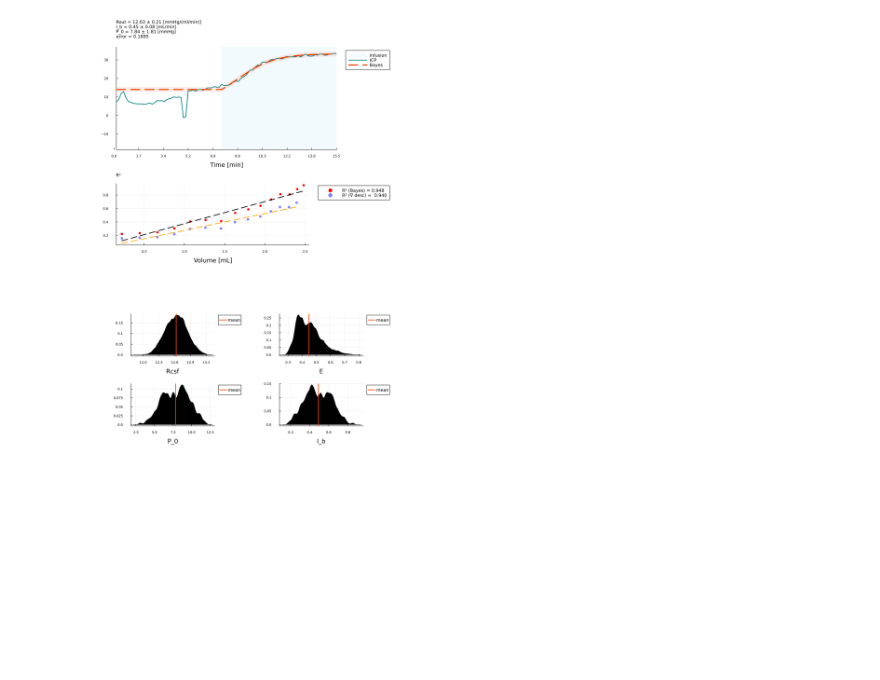
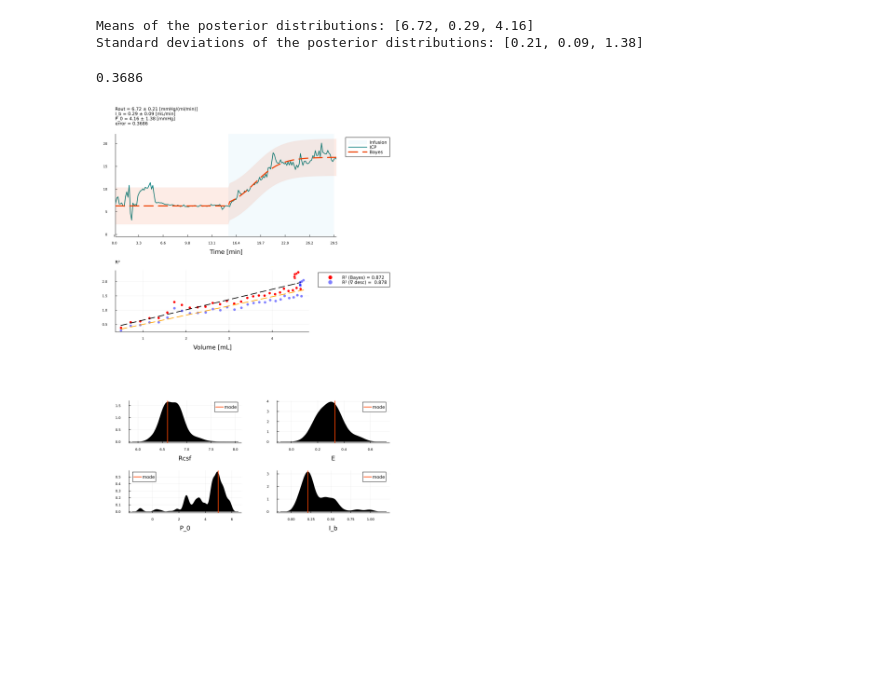
Before and after one commit to jeremi-chabros/CSF-dynamics, a Jupyter notebook: metro_hastings.ipynb, the cells around one changed output. Cells and saved outputs as stored; diff of their text form; code cells hidden in the pictures; blank space fills up the shorter version.

Commit message:
Added PV weighting

```diff
--- a/metro_hastings.ipynb
+++ b/metro_hastings.ipynb
@@ -160,3 +1,26 @@ Standard deviations of the posterior distributions: [0.21, 0.08, 1.81]
+# %%
+using HDF5, EzXML, Glob, Dates, Plots, Optim, Symbolics, JuMP, StatsBase, DataFrames, CSV, Random, Distributions, Printf, LinearAlgebra, StatsPlots, KernelDensity
+using CurveFit
+include("/Users/jjc/CSF/CSF Dynamics Scripts/readCSF.jl")
+include("/Users/jjc/CSF/CSF Dynamics Scripts/BayesianCSFtools.jl")
+
+chain, chisave, Ib_chain = main(1141, 1000000, "informative")
+params_modes, params_means, params_stddevs = mean_and_stddev(chain)
+
+# main(fileID, num_samples, priors)
+# Print the results
+println(@sprintf("Means of the posterior distributions: [%0.2f, %0.2f, %0.2f]", params_means...))
+println(@sprintf("Standard deviations of the posterior distributions: [%0.2f, %0.2f, %0.2f]", params_stddevs...))
+
+Rcsf = params_modes[1]
+E = params_modes[2]
+P_0 = params_modes[3]
+I_b = (Data["P_b"] - P_0) / Rcsf
+rmserr = calc_model_plot(I_b, E, P_0)[2]
+# %% [output]
+Means of the posterior distributions: [6.72, 0.29, 4.16]
+Standard deviations of the posterior distributions: [0.21, 0.09, 1.38]
+0.3686
 # %%
 h1 = plotmodel(I_b, E, P_0, params_means, params_stddevs, "dar", "")
 
@@ -168,55 +32,50 @@ title!( @sprintf("Rout = %0.2f ± %0.2f [mmHg/(ml/min)]\n", params_means[1], par
 
 R_bayes = Rcsf
 R_icm = Data["Rcsf"]
 P0_bayes = P_0
 P0_icm = Data["P_0"]
 nr=1
 
 Pm = data;
 
 bayescol=:red
 icmcol=:blue
 bgcolor=:white
 
 volRes, pressRes, fitted_curve, R2, MSE = press_vol_curve(R_bayes[nr], P0_bayes[nr])
 h2 = plot(volRes, log.(pressRes), seriestype=:scatter, makersize=5, color=bayescol, markerstrokewidth=0.5, markerstrokecolor=bgcolor, linewidth=1, label= @sprintf("R² (Bayes) = %.3f", R2), grid=true, titlefontsize=8, titlealign=:left, background=bgcolor, xlabel="Volume [mL]", ylabel="(P - Pss)/(Pb - Pss) [1/1]")
 plot!(volRes, fitted_curve, lw=2, linecolor=:black, linestyle=:dash, legend=:outertopright, label="")
 
 volRes, pressRes, fitted_curve, R2, MSE = press_vol_curve(R_icm[nr], P0_icm[nr])
 plot!(volRes, log.(pressRes), seriestype=:scatter, alpha=0.5, makersize=5, color=icmcol, markerstrokewidth=0.5, markerstrokecolor=bgcolor, linewidth=1,
 label="$(@sprintf("R² (∇ desc) =  %.3f", R2))", grid=true, titlefontsize=8, titlealign=:left, background=bgcolor, xlabel="Volume [mL]", ylabel="(P - Pss)/(Pb - Pss) [1/1]")
 plot!(volRes, fitted_curve, lw=2, linecolor=:orange, linestyle=:dash, legend=:outertopright, label="")
 title!("R²")
 
 
-h3 = density(chain[:,1],label="", fillrange=0, color=:black, legend=:outertopright)
-ytk = parse.(Float64, yticks(h3)[1][2])
-hist_fit = Distributions.fit(Histogram, chain[:,1])
-hist_fit = LinearAlgebra.normalize(hist_fit, mode=:probability)
-fac = sum(hist_fit.weights.*diff(hist_fit.edges[1]))
-vline!(h3, [mean(chain[:,1])],lw=2,label="mean", linecolor=:orangered, xlabel="Rcsf", yticks=(ytk, round.(ytk.*fac,digits=5)), ylabel="\n\n")
+bw = 0.05
 
-h4 = density(chain[:,2],label="", fillrange=0, color=:black, legend=:outertopright)
-ytk = parse.(Float64, yticks(h4)[1][2])
-hist_fit = Distributions.fit(Histogram, chain[:,2])
-hist_fit = LinearAlgebra.normalize(hist_fit, mode=:probability)
-fac = sum(hist_fit.weights.*diff(hist_fit.edges[1]))
-vline!(h4, [mean(chain[:,2])],lw=2,label="mean", linecolor=:orangered, xlabel="E", yticks=(ytk, round.(ytk.*fac,digits=5)), ylabel="\n\n")
+kernd = kde(chain[:,1], bandwidth=bw*2)
+h3 = plot(kernd, fillrange = zeros(length(kernd.density)), fillalpha = 1, c = "black", label="")
+vline!(h3, [params_modes[1]], lw=2,label="mode", linecolor=:orangered, xlabel="Rcsf", ylabel="\n\n")
 
-h5 = density(chain[:,3],label="", fillrange=0, color=:black, legend=:outertopright)
-ytk = parse.(Float64, yticks(h5)[1][2])
-hist_fit = Distributions.fit(Histogram, chain[:,3])
-hist_fit = LinearAlgebra.normalize(hist_fit, mode=:probability)
-fac = sum(hist_fit.weights.*diff(hist_fit.edges[1]))
-vline!(h5, [StatsBase.mean(chain[:,3])],lw=2,label="mean", linecolor=:orangered, xlabel="P_0", yticks=(ytk, round.(ytk.*fac,digits=5)), ylabel="\n\n")
+kernd = kde(chain[:,2], bandwidth=bw)
+h4 = plot(kernd, fillrange = zeros(length(kernd.density)), fillalpha = 1, c = "black", label="")
+vline!(h4, [params_modes[2]],lw=2,label="mode", linecolor=:orangered, xlabel="E", ylabel="\n\n")
 
-h6 = density(Ib_chain,label="", fillrange=0, color=:black, legend=:outertopright)
-ytk = parse.(Float64, yticks(h6)[1][2])
-hist_fit = Distributions.fit(Histogram, Ib_chain)
-hist_fit = LinearAlgebra.normalize(hist_fit, mode=:probability)
-fac = sum(hist_fit.weights.*diff(hist_fit.edges[1]))
-vline!(h6, [StatsBase.mean(Ib_chain)],lw=2,label="mean", linecolor=:orangered, xlabel="I_b", yticks=(ytk, round.(ytk.*fac,digits=5)), ylabel="\n\n")
+kernd = kde(chain[:,3], bandwidth=bw*3)
+h5 = plot(kernd, fillrange = zeros(length(kernd.density)), fillalpha = 1, c = "black", label="")
+vline!(h5, [params_modes[3]],lw=2,label="mode", linecolor=:orangered, xlabel="P_0", ylabel="\n\n")
+# vline!(h5, [Data["P_0"]], lw=2, label="static", linecolor=:teal)
+
+kernd = kde(Ib_chain, bandwidth=bw)
+h6 = plot(kernd, fillrange = zeros(length(kernd.density)), fillalpha = 1, c = "black", label="")
+smooth_dist = kde(Ib_chain, bandwidth=0.05) # Mode is unstable if there are very small differences between values - smoothen
+smooth_dist_vals = collect(smooth_dist.x)
+Ib_mode = smooth_dist_vals[findmax(kernd.density)[2]]
+vline!(h6, [Ib_mode],lw=2,label="mode", linecolor=:orangered, xlabel="I_b", ylabel="\n\n")
+
 
 plot(h1, h2, h3, h4, h5, h6, layout=[grid(2,1, heights=[.5,.3]),grid(2,2, heights=[.2, .2, .2, .2])], size=(800,1500), dpi=300, tickfontsize=6)
 # %% [output]
-[figure, old version]
+[figure, new version]
```
Also changed, not shown: parts of 4 cells of this notebook, 3 other files.
